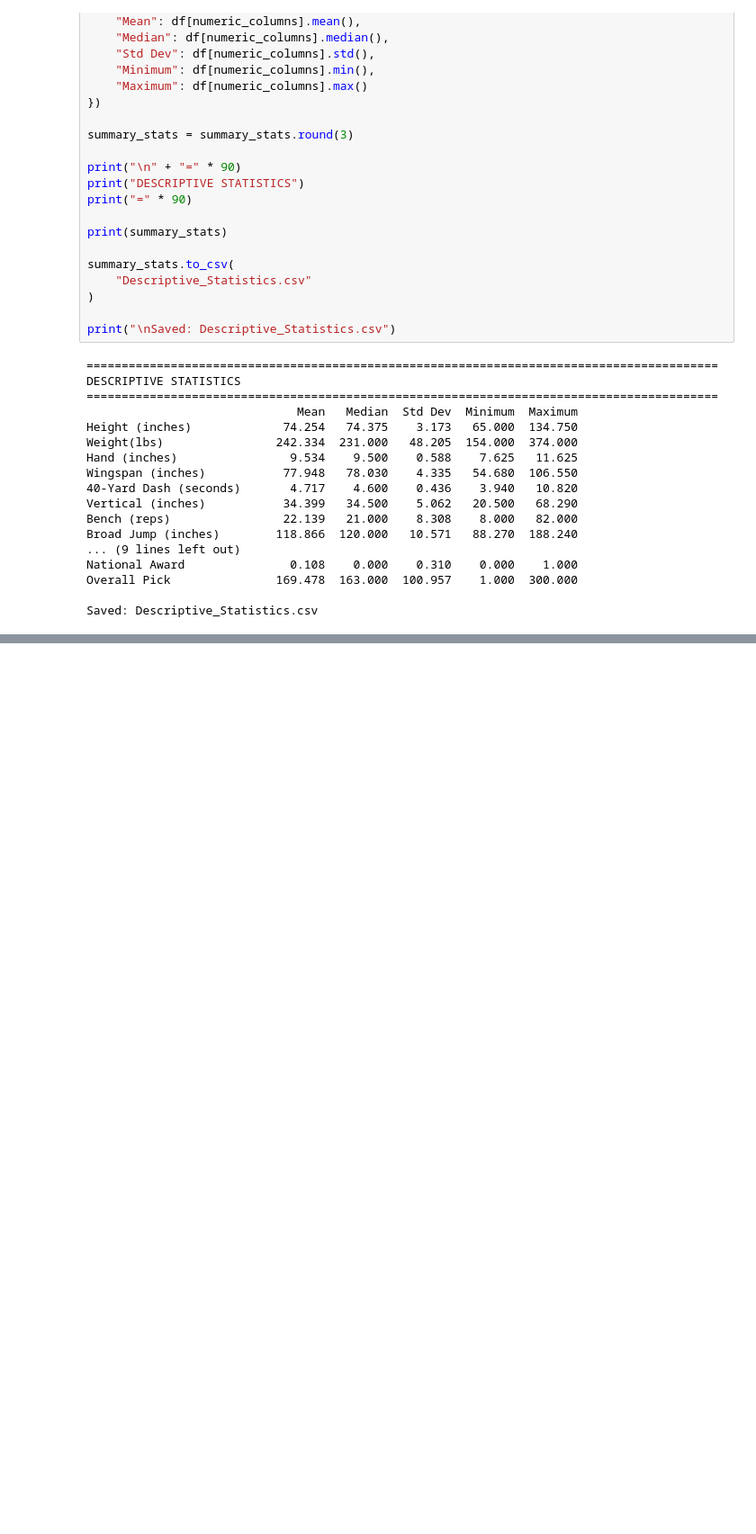
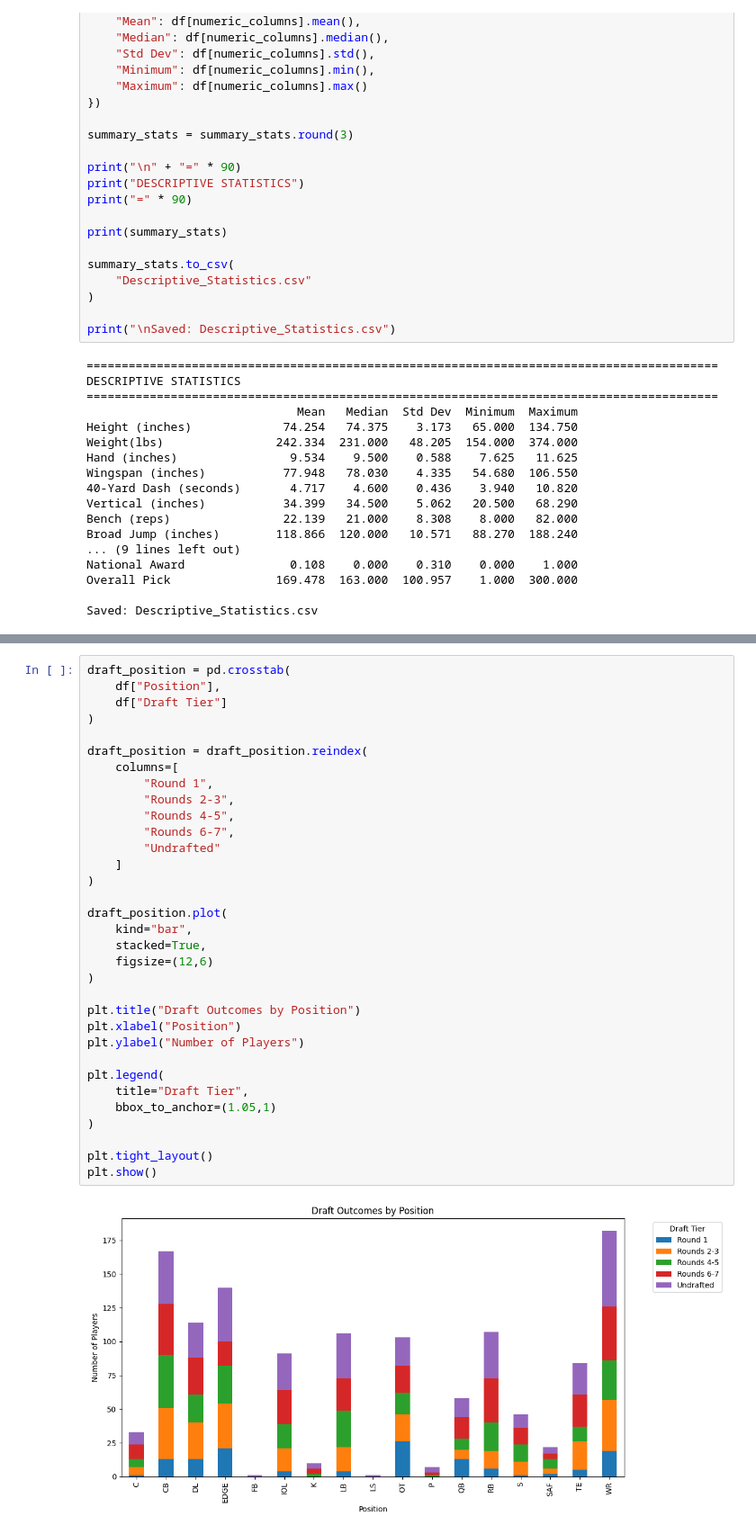
Before and after one commit to alexlevkulich/BSAN-Project-2, a Jupyter notebook: predict2026.ipynb, the cells around one changed output, grey strips where cells are left out. Shown at 90% size. Cells and saved outputs as stored; diff of their text form; blank space fills up the shorter version.

```diff
--- a/predict2026.ipynb
+++ b/predict2026.ipynb
@@ -1317,0 +2104,35 @@ Saved: Descriptive_Statistics.csv
+# %%
+draft_position = pd.crosstab(
+    df["Position"],
+    df["Draft Tier"]
+)
+
+draft_position = draft_position.reindex(
+    columns=[
+        "Round 1",
+        "Rounds 2-3",
+        "Rounds 4-5",
+        "Rounds 6-7",
+        "Undrafted"
+    ]
+)
+
+draft_position.plot(
+    kind="bar",
+    stacked=True,
+    figsize=(12,6)
+)
+
+plt.title("Draft Outcomes by Position")
+plt.xlabel("Position")
+plt.ylabel("Number of Players")
+
+plt.legend(
+    title="Draft Tier",
+    bbox_to_anchor=(1.05,1)
+)
+
+plt.tight_layout()
+plt.show()
+# %% [output]
+[figure, added]
```
Also changed, not shown: parts of 9 cells of this notebook, 27 other files.
